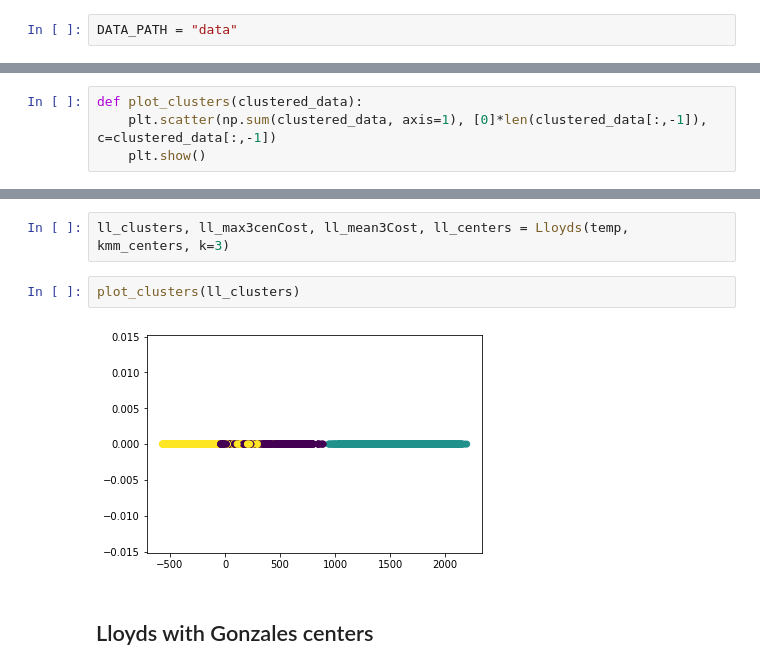
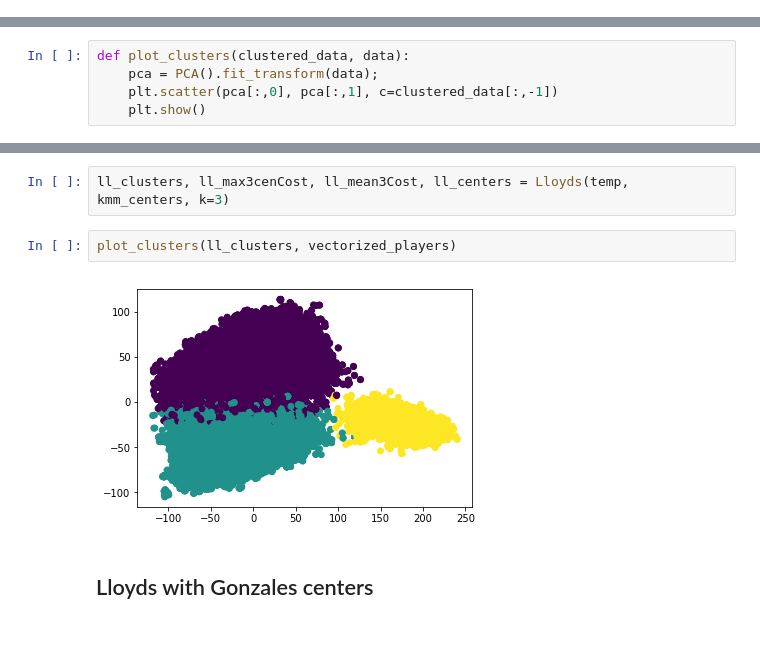
Before and after one commit to kirangadhave/datamining-class-project, a Jupyter notebook: Clustering.ipynb, the cells around one changed output, grey strips where cells are left out. Saved outputs shown, nothing was run; the diff lists cells and outputs as text; blank space fills up the shorter version.

```diff
--- a/Clustering.ipynb
+++ b/Clustering.ipynb
@@ -10,5 +15,3 @@ from collections import defaultdict
-# %%
-DATA_PATH = "data"
 # %%
 os.listdir(DATA_PATH)
 # %% [output]
@@ -104,8 +150,9 @@ ranking_wgt_vector.shape
 # %% [output]
 (33,)
 # %%
-def plot_clusters(clustered_data):
-    plt.scatter(np.sum(clustered_data, axis=1), [0]*len(clustered_data[:,-1]), c=clustered_data[:,-1])
+def plot_clusters(clustered_data, data):
+    pca = PCA().fit_transform(data);
+    plt.scatter(pca[:,0], pca[:,1], c=clustered_data[:,-1])
     plt.show()
 # %%
 temp = np.dot(vectorized_players, np.diag(ranking_wgt_vector))
@@ -209,9 +256,9 @@ def Lloyds(data, init_centers, k=3, r=10):
 # %%
 ll_clusters, ll_max3cenCost, ll_mean3Cost, ll_centers = Lloyds(temp, kmm_centers, k=3)
 # %%
-plot_clusters(ll_clusters)
+plot_clusters(ll_clusters, vectorized_players)
 # %% [output]
-[figure, old version]
+[figure, new version]
 # %% [markdown]
 ## Lloyds with Gonzales centers
 # %%
```
Also changed, not shown: parts of 9 cells of this notebook, 3 other files.
